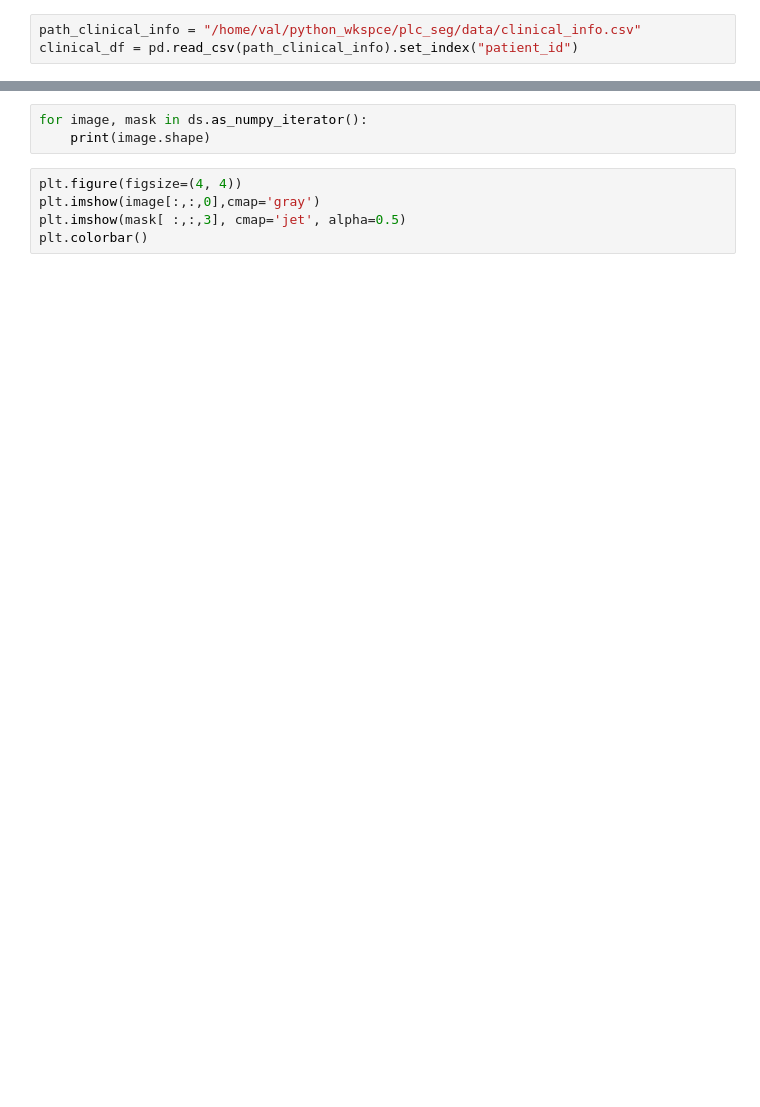
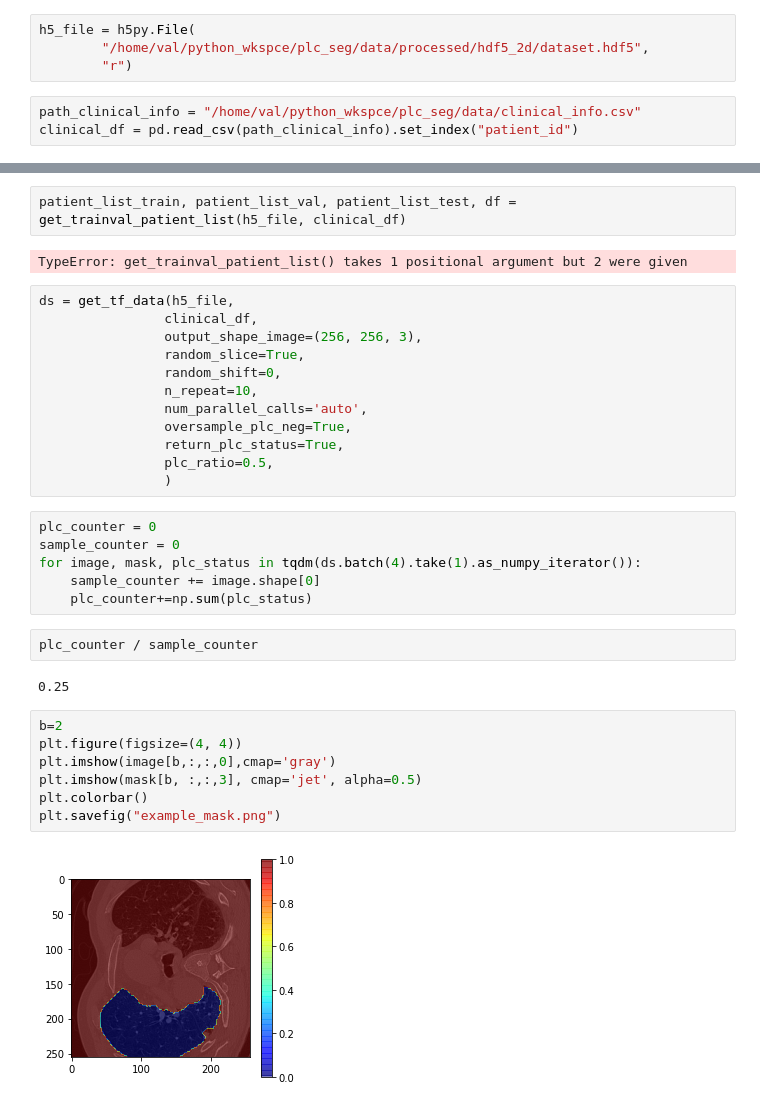
Before and after one commit to voreille/plc_seg, a Jupyter notebook: notebooks/test_fetch_data_2d.ipynb, the cells around one changed output, grey strips where cells are left out. Cells and saved outputs as stored; diff of their text form; blank space fills up the shorter version.

```diff
--- a/notebooks/test_fetch_data_2d.ipynb
+++ b/notebooks/test_fetch_data_2d.ipynb
@@ -25,3 +16,7 @@ patient_ds = tf.data.Dataset.from_tensor_slices(patient_list)
+# %%
+h5_file = h5py.File(
+        "/home/val/python_wkspce/plc_seg/data/processed/hdf5_2d/dataset.hdf5",
+        "r")
 # %%
 path_clinical_info = "/home/val/python_wkspce/plc_seg/data/clinical_info.csv"
 clinical_df = pd.read_csv(path_clinical_info).set_index("patient_id")
@@ -47,8 +23,35 @@ ds = ds.repeat().take(10)
-# %%
-for image, mask in ds.as_numpy_iterator():
-    print(image.shape)
+# %%
+patient_list_train, patient_list_val, patient_list_test, df = get_trainval_patient_list(h5_file, clinical_df)
+# %% [output]
+TypeError: get_trainval_patient_list() takes 1 positional argument but 2 were given
+# %%
+ds = get_tf_data(h5_file,
+                clinical_df,
+                output_shape_image=(256, 256, 3),
+                random_slice=True,
+                random_shift=0,
+                n_repeat=10,
+                num_parallel_calls='auto',
+                oversample_plc_neg=True,
+                return_plc_status=True,
+                plc_ratio=0.5,
+                )
+# %%
+plc_counter = 0
+sample_counter = 0
+for image, mask, plc_status in tqdm(ds.batch(4).take(1).as_numpy_iterator()):
+    sample_counter += image.shape[0]
+    plc_counter+=np.sum(plc_status)
+# %%
+plc_counter / sample_counter
+# %% [output]
+0.25
 # %%
+b=2
 plt.figure(figsize=(4, 4))
-plt.imshow(image[:,:,0],cmap='gray')
-plt.imshow(mask[ :,:,3], cmap='jet', alpha=0.5)
+plt.imshow(image[b,:,:,0],cmap='gray')
+plt.imshow(mask[b, :,:,3], cmap='jet', alpha=0.5)
 plt.colorbar()
+plt.savefig("example_mask.png")
+# %% [output]
+[figure, added]
```
Also changed, not shown: parts of 4 cells of this notebook, 17 other files.
